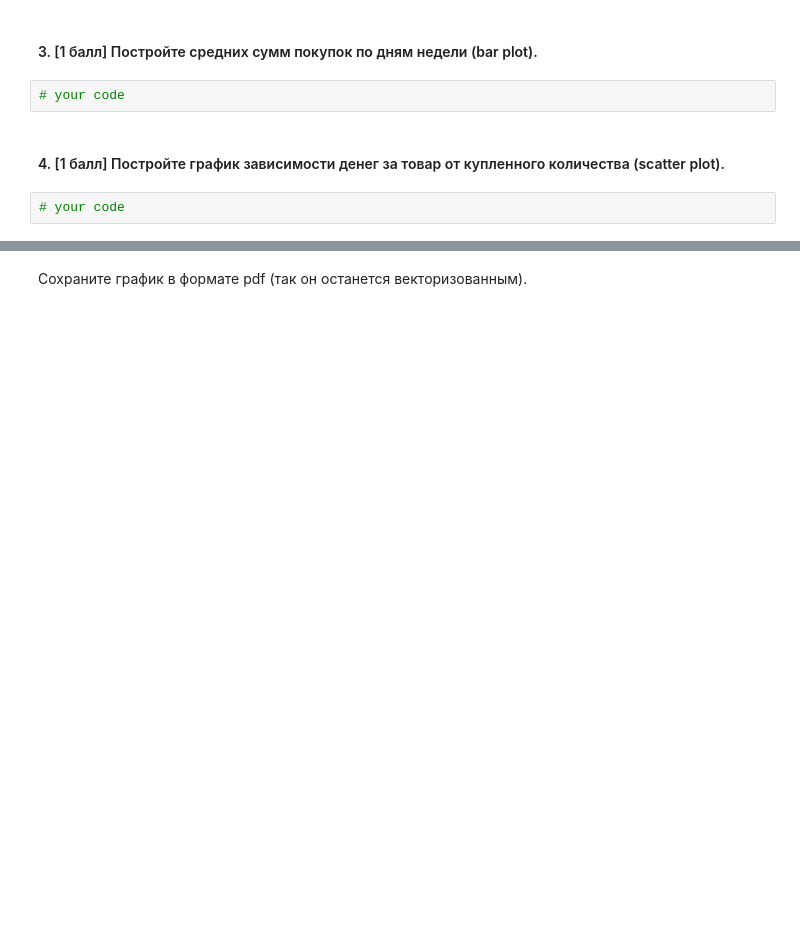
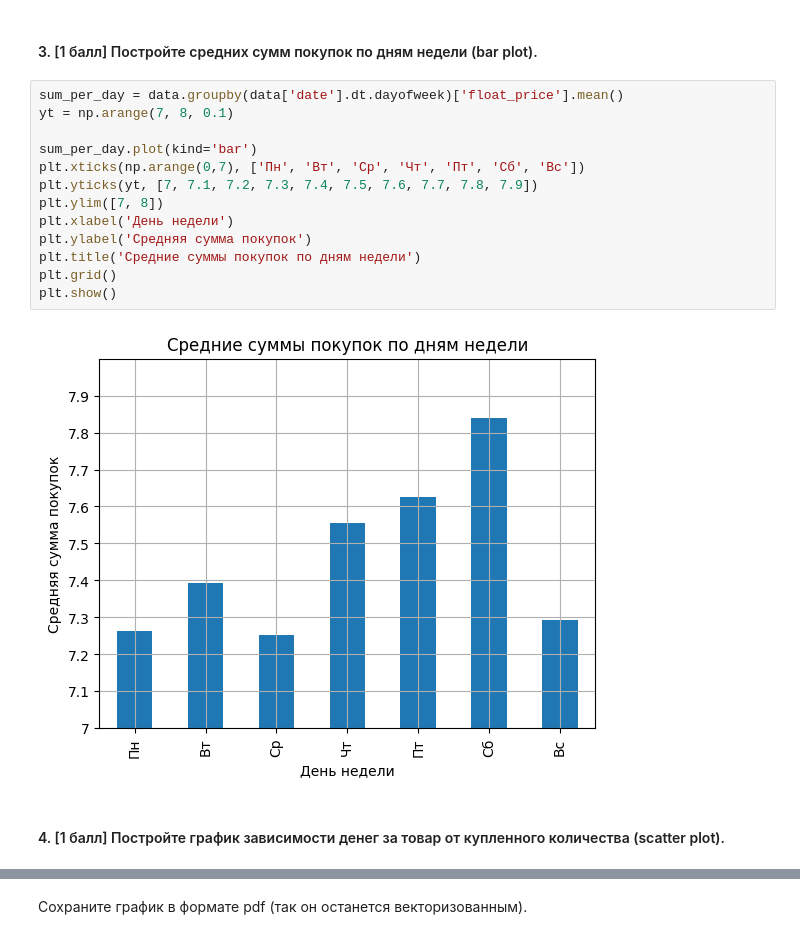
Before and after one commit to h3avydirtysoul/MachineLearning2023, a Jupyter notebook: homework-practice-01-pandas.ipynb, the cells around one changed output, grey strips where cells are left out. Saved outputs shown, nothing was run; the diff lists cells and outputs as text; blank space fills up the shorter version.

```diff
--- a/homework-practice-01-pandas.ipynb
+++ b/homework-practice-01-pandas.ipynb
@@ -414,8 +469,19 @@ data
 # %% [markdown]
 #### 3. [1 балл] Постройте средних сумм покупок по дням недели (bar plot).
-# %%
-# your code
+# %%
+sum_per_day = data.groupby(data['date'].dt.dayofweek)['float_price'].mean()
+yt = np.arange(7, 8, 0.1)
+
+sum_per_day.plot(kind='bar')
+plt.xticks(np.arange(0,7), ['Пн', 'Вт', 'Ср', 'Чт', 'Пт', 'Сб', 'Вс'])
+plt.yticks(yt, [7, 7.1, 7.2, 7.3, 7.4, 7.5, 7.6, 7.7, 7.8, 7.9])
+plt.ylim([7, 8])
+plt.xlabel('День недели')
+plt.ylabel('Средняя сумма покупок')
+plt.title('Средние суммы покупок по дням недели')
+plt.grid()
+plt.show()
+# %% [output]
+[figure, added]
 # %% [markdown]
 #### 4. [1 балл] Постройте график зависимости денег за товар от купленного количества (scatter plot).
-# %%
-# your code
```
Also changed, not shown: parts of 22 cells of this notebook.
